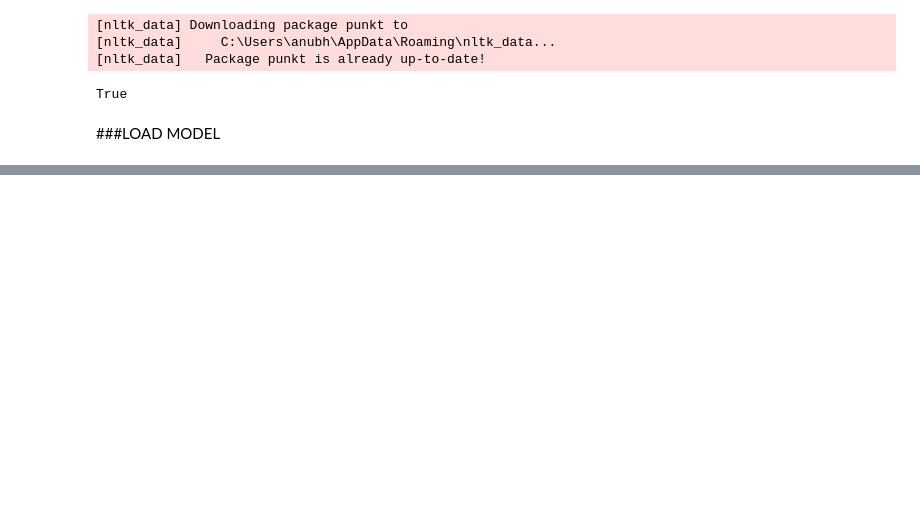
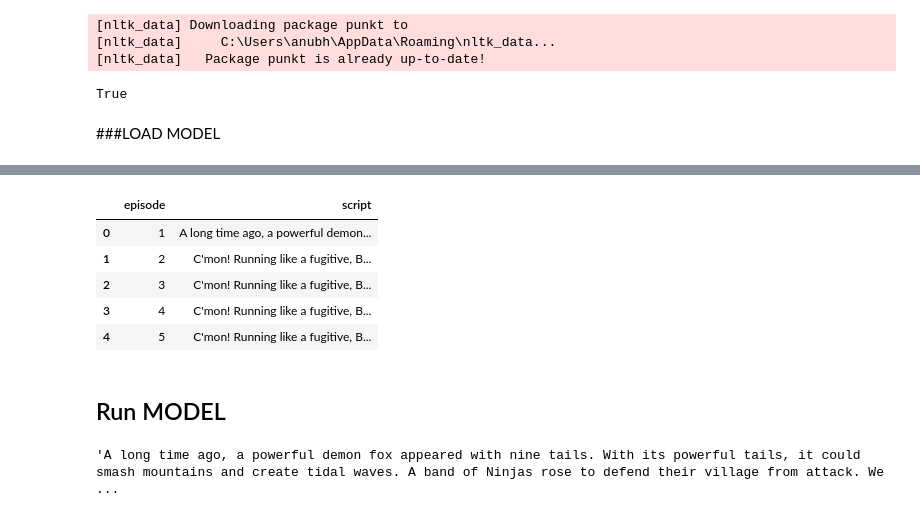
Before and after one commit to AnubhavBangari3/TV-Series-Analysis-System, a Jupyter notebook: theme_classifier/theme_classification_development.ipynb, the cells around one changed output, grey strips where cells are left out. Saved outputs shown, nothing was run; the diff lists cells and outputs as text; code cells hidden in the pictures; blank space fills up the shorter version.

```diff
--- a/theme_classifier/theme_classification_development.ipynb
+++ b/theme_classifier/theme_classification_development.ipynb
@@ -32,0 +69,5 @@ theme_list = ["friendship","hope","sacrifice","battle","self development","betra
+# %%
+with open(files[0],'r') as file:
+    lines = file.readlines()
+    lines = lines[27:]
+    lines =  [ ",".join(line.split(',')[9:])  for line in lines ]
@@ -32,0 +79,2 @@ theme_list = ["friendship","hope","sacrifice","battle","self development","betra
+# %%
+lines = [ line.replace('\\N',' ') for line in lines]
@@ -32,0 +130,46 @@ theme_list = ["friendship","hope","sacrifice","battle","self development","betra
+# %%
+def load_subtitles_dataset(dataset_path):
+    subtitles_paths = glob(os.path.join(dataset_path, '*.ass'))
+
+    scripts = []
+    episode_nums = []
+
+    for path in subtitles_paths:
+        with open(path, 'r', encoding='utf-8') as file:
+            lines = file.readlines()
+
+        # Skip header and extract dialogue
+        content_lines = lines[27:]  # Assuming subtitle data starts at line 28
+        dialogues = [",".join(line.split(',')[9:]).replace('\\N', ' ').strip() for line in content_lines]
+        script = " ".join(dialogues)
+
+        # Extract episode number from file name
+        try:
+            episode = int(os.path.basename(path).split('-')[-1].split('.')[0].strip())
+        except Exception as e:
+            print(f"Failed to parse episode number from {path}: {e}")
+            continue
+
+        scripts.append(script)
+        episode_nums.append(episode)
+
+    df = pd.DataFrame({
+        "episode": episode_nums,
+        "script": scripts
+    }).sort_values("episode").reset_index(drop=True)
+
+    return df
+# %%
+dataset_path = "../data/Subtitles"
+df = load_subtitles_dataset(dataset_path)
+# %%
+df.head()
+# %% [output]
+|  | episode | script |
+| 0 | 1 | A long time ago, a powerful demon... |
+| 1 | 2 | C'mon! Running like a fugitive, B... |
+| 2 | 3 | C'mon! Running like a fugitive, B... |
+| 3 | 4 | C'mon! Running like a fugitive, B... |
+| 4 | 5 | C'mon! Running like a fugitive, B... |
+# %% [markdown]
+## Run MODEL
@@ -32,0 +178,4 @@ theme_list = ["friendship","hope","sacrifice","battle","self development","betra
+# %%
+script
+# %% [output]
+'A long time ago, a powerful demon fox appeared with nine tails. With its powerful tails, it could smash mountains and create tidal waves. A band of Ninjas rose to defend their village from attack. We ...
```
Also changed, not shown: parts of 39 cells of this notebook, 2 other files.
